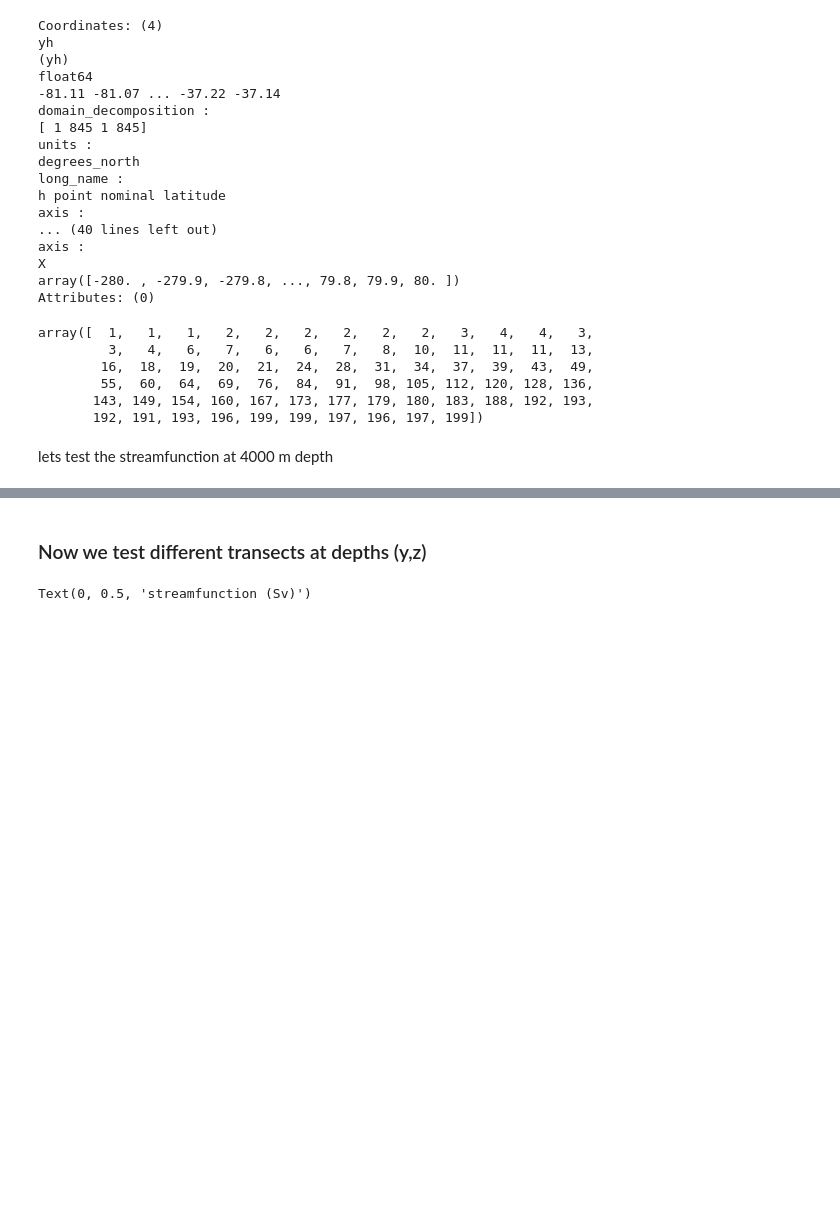
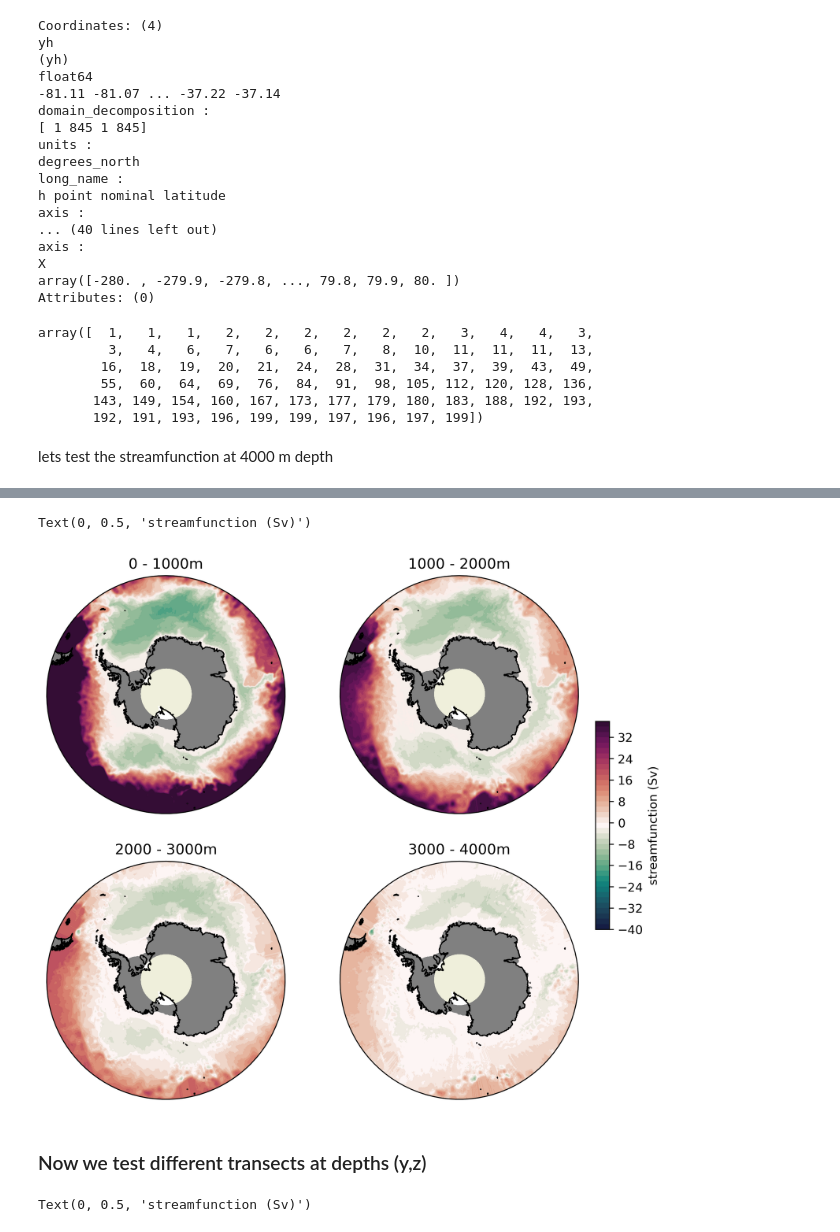
Before and after one commit to FengminXing/111, a Jupyter notebook: different depth (streamfunction).ipynb, the cells around one changed output, grey strips where cells are left out. Saved outputs shown, nothing was run; the diff lists cells and outputs as text; code cells hidden in the pictures; blank space fills up the shorter version.

```diff
--- a/different depth (streamfunction).ipynb
+++ b/different depth (streamfunction).ipynb
@@ -185,3 +317,83 @@ ax.plot([-60,-60],[-90,-50],color='r',transform=ccrs.PlateCarree())
+# %%
+# different 1000m-layers
+flux1 = flux.sel(z_l = slice(0,1000)).sum('z_l').load()
+flux2 = flux.sel(z_l = slice(1000,2000)).sum('z_l').load()
+flux3 = flux.sel(z_l = slice(2000,3000)).sum('z_l').load()
+flux4 = flux.sel(z_l = slice(3000,4000)).sum('z_l').load()
+# %%
+projection=ccrs.SouthPolarStereo()
+fig = plt.figure(figsize=(8, 8), dpi=300)
+# flux1
+ax = plt.subplot(2,2,1,projection = projection)
+ax.coastlines(resolution='50m')
+ax.add_feature(cft.LAND)
+ax.set_extent([-280,80,-82,-50], crs = ccrs.PlateCarree())
+
+theta = np.linspace(0,2*np.pi,100)
+center,radius = [0.5, 0.5], 0.5
+verts = np.vstack([np.sin(theta), np.cos(theta)]).T
+circle = mpath.Path(verts * radius + center)
+ax.set_boundary(circle, transform=ax.transAxes)
+p1 = flux1.plot.contourf(ax=ax, levels = np.arange(-40,40,2),transform=ccrs.PlateCarree(),
+                              cmap=cm.cm.curl, add_colorbar = False)
+ax.contourf(depth.xh,depth.yh,land_mask,transform=ccrs.PlateCarree(),colors='grey')
+ax.set_title('0 - 1000m')
+
+# flux2
+ax = plt.subplot(2,2,2,projection = projection)
+ax.coastlines(resolution='50m')
+ax.add_feature(cft.LAND)
+ax.set_extent([-280,80,-82,-50], crs = ccrs.PlateCarree())
+
+theta = np.linspace(0,2*np.pi,100)
+center,radius = [0.5, 0.5], 0.5
+verts = np.vstack([np.sin(theta), np.cos(theta)]).T
+circle = mpath.Path(verts * radius + center)
+ax.set_boundary(circle, transform=ax.transAxes)
+p1 = flux2.plot.contourf(ax=ax, levels = np.arange(-40,40,2),transform=ccrs.PlateCarree(),
+                              cmap=cm.cm.curl, add_colorbar = False)
+ax.contourf(depth.xh,depth.yh,land_mask,transform=ccrs.PlateCarree(),colors='grey')
+ax.set_title('1000 - 2000m')
+
+# flux3
+ax = plt.subplot(2,2,3,projection = projection)
+ax.coastlines(resolution='50m')
+ax.add_feature(cft.LAND)
+ax.set_extent([-280,80,-82,-50], crs = ccrs.PlateCarree())
+
+theta = np.linspace(0,2*np.pi,100)
+center,radius = [0.5, 0.5], 0.5
+verts = np.vstack([np.sin(theta), np.cos(theta)]).T
+circle = mpath.Path(verts * radius + center)
+ax.set_boundary(circle, transform=ax.transAxes)
+p1 = flux3.plot.contourf(ax=ax, levels = np.arange(-40,40,2),transform=ccrs.PlateCarree(),
+                              cmap=cm.cm.curl, add_colorbar = False)
+ax.contourf(depth.xh,depth.yh,land_mask,transform=ccrs.PlateCarree(),colors='grey')
+ax.set_title('2000 - 3000m')
+
+# flux4
+ax = plt.subplot(2,2,4,projection = projection)
+ax.coastlines(resolution='50m')
+ax.add_feature(cft.LAND)
+ax.set_extent([-280,80,-82,-50], crs = ccrs.PlateCarree())
+
+theta = np.linspace(0,2*np.pi,100)
+center,radius = [0.5, 0.5], 0.5
+verts = np.vstack([np.sin(theta), np.cos(theta)]).T
+circle = mpath.Path(verts * radius + center)
+ax.set_boundary(circle, transform=ax.transAxes)
+p1 = flux4.plot.contourf(ax=ax, levels = np.arange(-40,40,2),transform=ccrs.PlateCarree(),
+                              cmap=cm.cm.curl, add_colorbar = False)
+ax.contourf(depth.xh,depth.yh,land_mask,transform=ccrs.PlateCarree(),colors='grey')
+ax.set_title('3000 - 4000m')
+
+# add the colorbar
+ax = plt.axes([0.92, 0.37, 0.02, 0.3])
+cb = plt.colorbar(p1, cax=ax, orientation='vertical',extend = 'both')
+cb.ax.set_ylabel('streamfunction (Sv)')
+# %% [output]
+Text(0, 0.5, 'streamfunction (Sv)')
+[figure, added]
 # %% [markdown]
 ### Now we test different transects at depths (y,z)
 # %%
```
Also changed, not shown: parts of 10 cells of this notebook.
